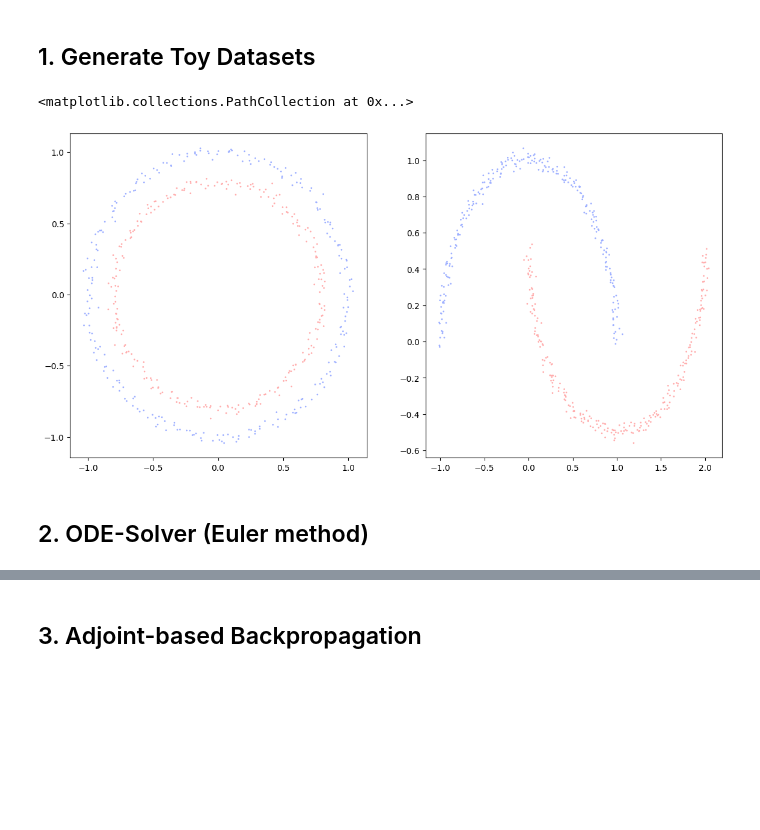
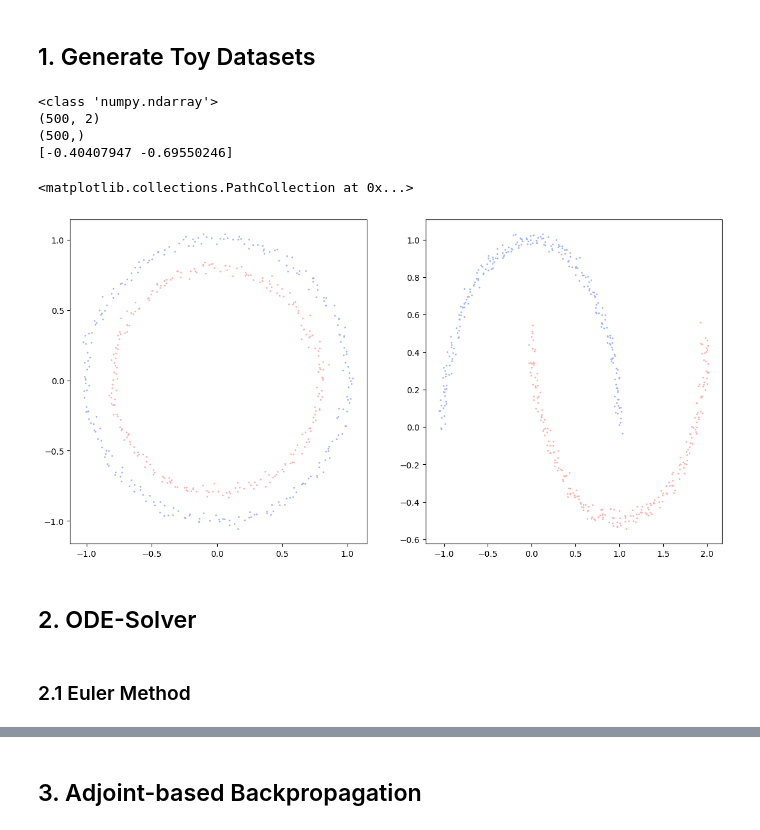
Before and after one commit to budermike/neural-ode-galaxy-gen, a Jupyter notebook: 01_foundations/circle_spiral_flow.ipynb, the cells around one changed output, grey strips where cells are left out. Drawn from its saved outputs; the diff is of its cells as text; code cells hidden in the pictures; blank space fills up the shorter version.

```diff
--- a/01_foundations/circle_spiral_flow.ipynb
+++ b/01_foundations/circle_spiral_flow.ipynb
@@ -9,19 +13,33 @@ from sklearn.datasets import make_circles, make_moons
 ## 1. Generate Toy Datasets
 # %%
 # generate moon dataset
-X_moon, y_moon = make_moons(500, noise=0.025)
+coord_moon, label_moon = make_moons(500, noise=0.025)
 
 # generate circle dataset
-X_circle, y_circle = make_circles(500, noise=0.025)
+coord_circle, label_circle = make_circles(500, noise=0.025)
+
+# dtype of dataset
+print(type(coord_circle))
+
+# dimension of data
+print(coord_circle.shape)
+print(label_circle.shape)
+
+print(coord_circle[0])
+# %% [output]
+<class 'numpy.ndarray'>
+(500, 2)
+(500,)
+[-0.40407947 -0.69550246]
 # %%
 # plot datasets
 fig, ax = plt.subplots(1, 2, figsize=(14, 7))
 
 # plot circle data
-ax[0].scatter(X_circle[... , 0], X_circle[... , 1], s=1, c=y_circle, cmap="berlin")
+ax[0].scatter(coord_circle[... , 0], coord_circle[... , 1], s=1, c=label_circle, cmap="berlin")
 
 # plot moon data
-ax[1].scatter(X_moon[... , 0], X_moon[... , 1], s=1, c=y_moon, cmap="berlin")
+ax[1].scatter(coord_moon[... , 0], coord_moon[... , 1], s=1, c=label_moon, cmap="berlin")
 # %% [output]
 <matplotlib.collections.PathCollection at 0x...>
-[figure, old version]
+[figure, new version]
@@ -28,2 +62,4 @@ ax[1].scatter(X_moon[... , 0], X_moon[... , 1], s=1, c=y_moon, cmap="berlin")
 # %% [markdown]
-## 2. ODE-Solver (Euler method)
+## 2. ODE-Solver
+# %% [markdown]
+### 2.1 Euler Method
```
Also changed, not shown: parts of 11 cells of this notebook, 1 other file.
